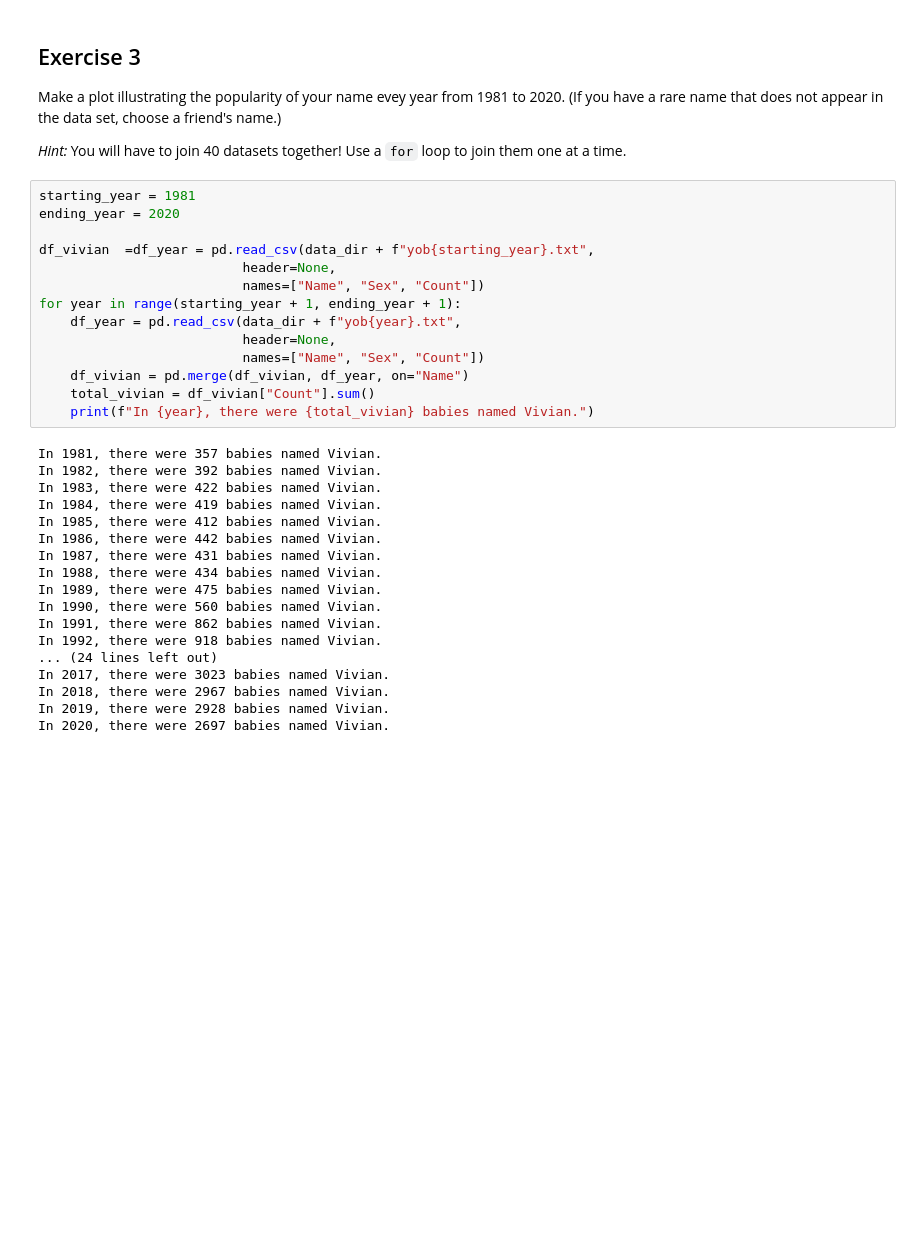
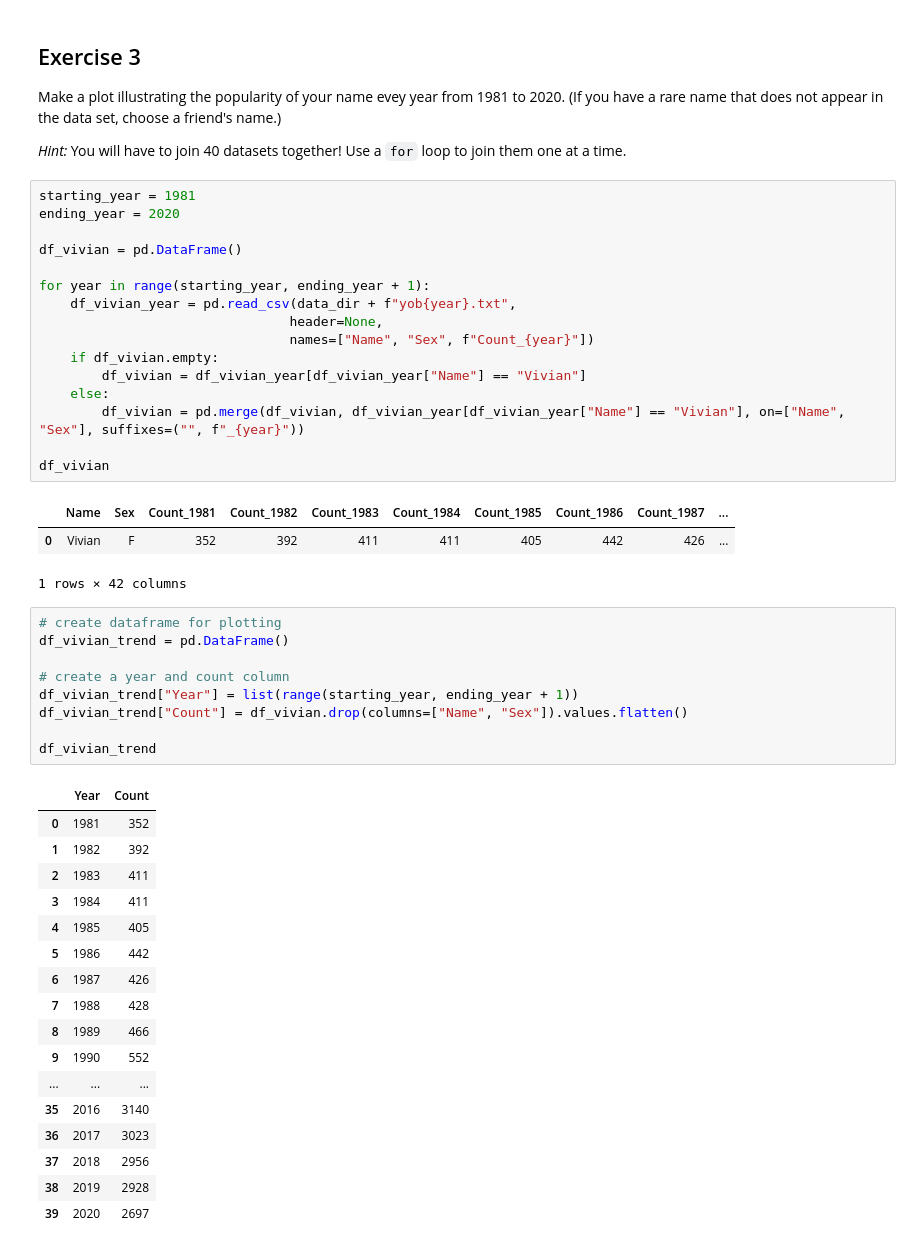
Before and after one commit to Elnya/DATASCI112, a Jupyter notebook: week8/8.2.baby-names.ipynb, the cells around one changed output. Saved outputs shown, nothing was run; the diff lists cells and outputs as text; blank space fills up the shorter version.

```diff
--- a/week8/8.2.baby-names.ipynb
+++ b/week8/8.2.baby-names.ipynb
@@ -185,31 +185,46 @@ _Hint:_ You will have to join 40 datasets together! Use a `for` loop to join the
 starting_year = 1981
 ending_year = 2020
 
-df_vivian  =df_year = pd.read_csv(data_dir + f"yob{starting_year}.txt",
-                          header=None,
-                          names=["Name", "Sex", "Count"])
-for year in range(starting_year + 1, ending_year + 1):
-    df_year = pd.read_csv(data_dir + f"yob{year}.txt",
-                          header=None,
-                          names=["Name", "Sex", "Count"])
-    df_vivian = pd.merge(df_vivian, df_year, on="Name")
-    total_vivian = df_vivian["Count"].sum()
-    print(f"In {year}, there were {total_vivian} babies named Vivian.")
+df_vivian = pd.DataFrame()
+
+for year in range(starting_year, ending_year + 1):
+    df_vivian_year = pd.read_csv(data_dir + f"yob{year}.txt",
+                                header=None,
+                                names=["Name", "Sex", f"Count_{year}"])
+    if df_vivian.empty:
+        df_vivian = df_vivian_year[df_vivian_year["Name"] == "Vivian"]
+    else:
+        df_vivian = pd.merge(df_vivian, df_vivian_year[df_vivian_year["Name"] == "Vivian"], on=["Name", "Sex"], suffixes=("", f"_{year}"))
+
+df_vivian
 # %% [output]
+|  | Name | Sex | Count_1981 | Count_1982 | Count_1983 | Count_1984 | Count_1985 | Count_1986 | Count_1987 | ... |
+| 0 | Vivian | F | 352 | 392 | 411 | 411 | 405 | 442 | 426 | ... |
-In 1981, there were 357 babies named Vivian.
-In 1982, there were 392 babies named Vivian.
-In 1983, there were 422 babies named Vivian.
-In 1984, there were 419 babies named Vivian.
-In 1985, there were 412 babies named Vivian.
-In 1986, there were 442 babies named Vivian.
-In 1987, there were 431 babies named Vivian.
-In 1988, there were 434 babies named Vivian.
-In 1989, there were 475 babies named Vivian.
-In 1990, there were 560 babies named Vivian.
-In 1991, there were 862 babies named Vivian.
-In 1992, there were 918 babies named Vivian.
-... (24 lines left out)
-In 2017, there were 3023 babies named Vivian.
-In 2018, there were 2967 babies named Vivian.
-In 2019, there were 2928 babies named Vivian.
-In 2020, there were 2697 babies named Vivian.
+1 rows × 42 columns
+# %%
+# create dataframe for plotting
+df_vivian_trend = pd.DataFrame()
+
+# create a year and count column
+df_vivian_trend["Year"] = list(range(starting_year, ending_year + 1))
+df_vivian_trend["Count"] = df_vivian.drop(columns=["Name", "Sex"]).values.flatten()
+
+df_vivian_trend
+# %% [output]
+|  | Year | Count |
+| 0 | 1981 | 352 |
+| 1 | 1982 | 392 |
+| 2 | 1983 | 411 |
+| 3 | 1984 | 411 |
+| 4 | 1985 | 405 |
+| 5 | 1986 | 442 |
+| 6 | 1987 | 426 |
+| 7 | 1988 | 428 |
+| 8 | 1989 | 466 |
+| 9 | 1990 | 552 |
+| ... | ... | ... |
+| 35 | 2016 | 3140 |
+| 36 | 2017 | 3023 |
+| 37 | 2018 | 2956 |
+| 38 | 2019 | 2928 |
+| 39 | 2020 | 2697 |
```
Also changed, not shown: parts of 1 cell of this notebook.
